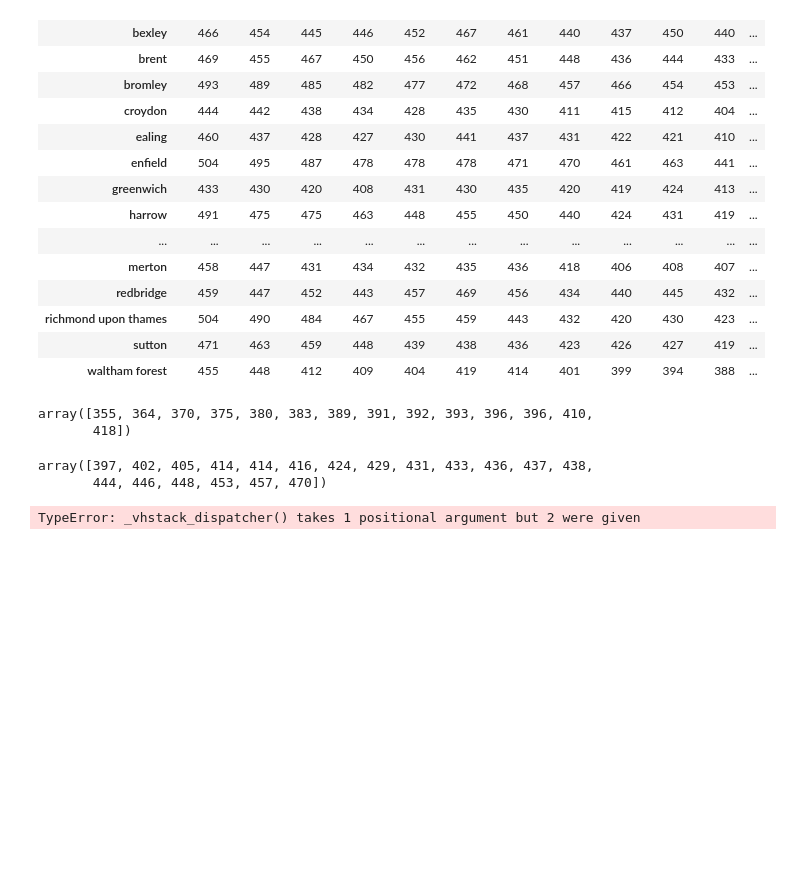
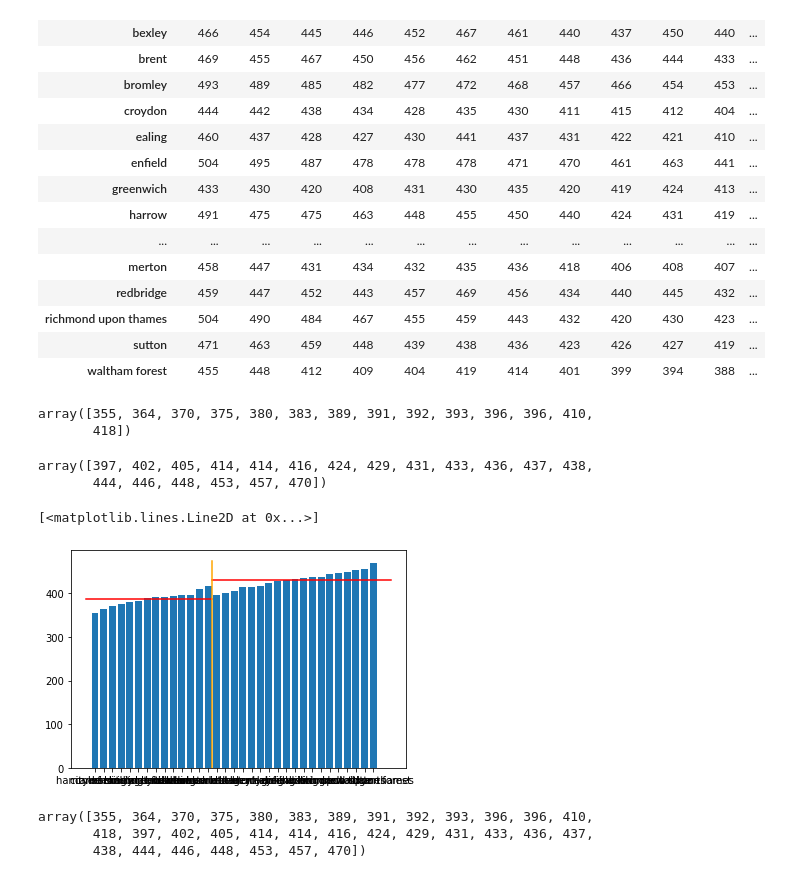
Before and after one commit to bendthompson/london-fires, a Jupyter notebook: notebooks/exploratory_notebook.ipynb, the cells around one changed output. Drawn from its saved outputs; the diff is of its cells as text; code cells hidden in the pictures; blank space fills up the shorter version.

Commit message:
madetwin plot

```diff
--- a/notebooks/exploratory_notebook.ipynb
+++ b/notebooks/exploratory_notebook.ipynb
@@ -301,11 +301,17 @@ jj
 array([397, 402, 405, 414, 414, 416, 424, 429, 431, 433, 436, 437, 438,
        444, 446, 448, 453, 457, 470])
 # %%
-plt.bar(x=df.index, height=df['2021.0'])
-plt.plot([-1,34], [412.3,412.3], c='red')
-plt.plot([14.5,14.5],[0,475], c='orange')
+plt.bar(x=df.index, height=np.concatenate((ii,jj)))
+plt.plot([-1,13.5], [ii.mean(),ii.mean()], c='red')
+plt.plot([13.5,34], [jj.mean(),jj.mean()], c='red')
+plt.plot([13.5,13.5],[0,475], c='orange')
 #2021 times compared to mean
+# %% [output]
+[<matplotlib.lines.Line2D at 0x...>]
+[figure, added]
 # %%
-np.hstack(ii,jj)
+np.concatenate((ii,jj))
 # %% [output]
-TypeError: _vhstack_dispatcher() takes 1 positional argument but 2 were given
+array([355, 364, 370, 375, 380, 383, 389, 391, 392, 393, 396, 396, 410,
+       418, 397, 402, 405, 414, 414, 416, 424, 429, 431, 433, 436, 437,
+       438, 444, 446, 448, 453, 457, 470])
```
